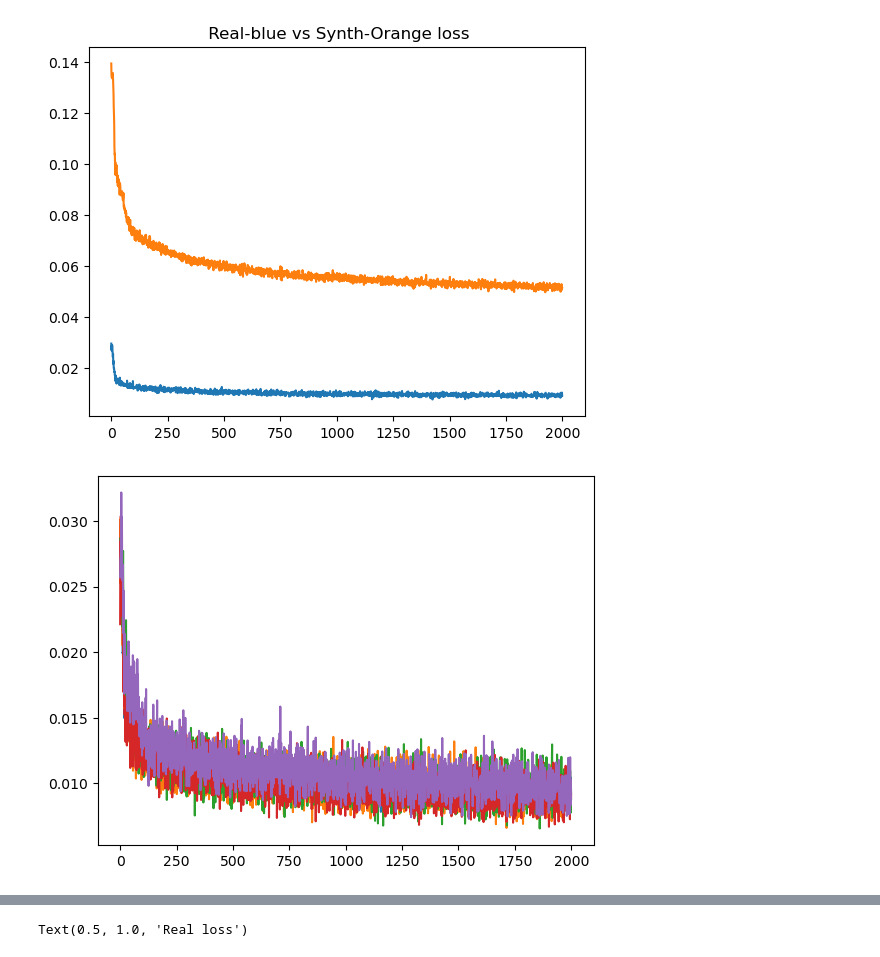
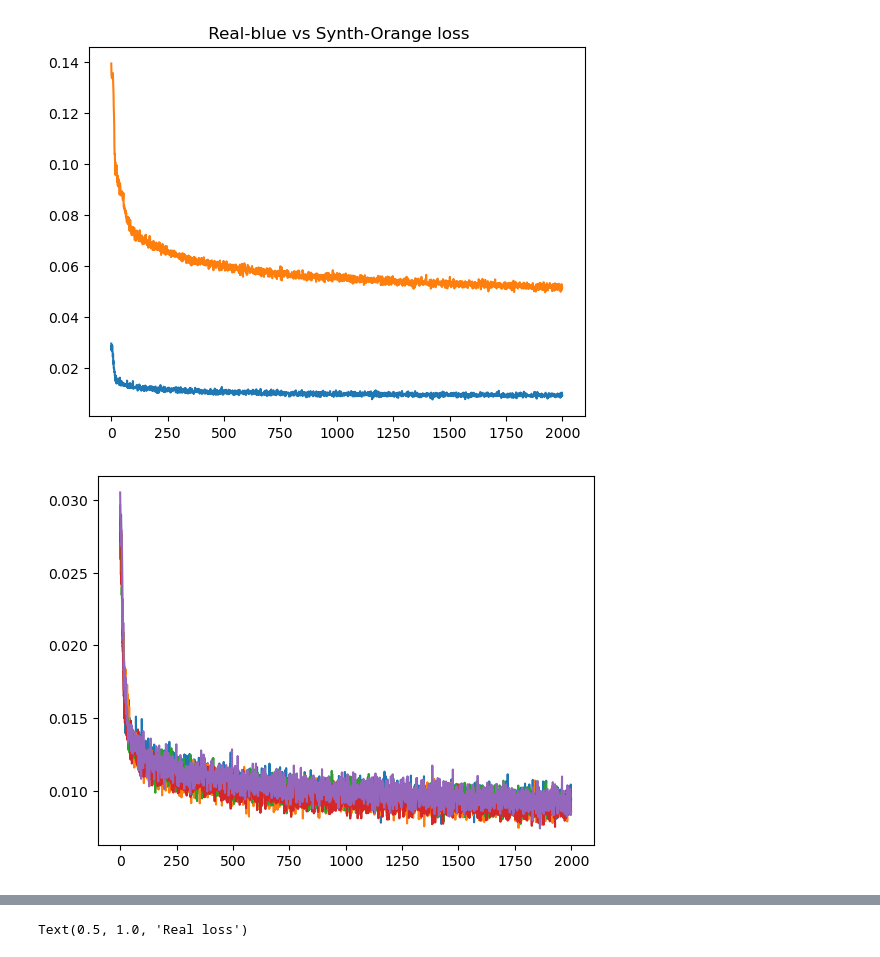
Before and after one commit to CaffineAddic/HybridMorph, a Jupyter notebook: FewShotCSV_visualizationLoss.ipynb, the cells around one changed output, grey strips where cells are left out. Drawn from its saved outputs; the diff is of its cells as text; code cells hidden in the pictures.

```diff
--- a/FewShotCSV_visualizationLoss.ipynb
+++ b/FewShotCSV_visualizationLoss.ipynb
@@ -29,16 +29,16 @@ plt.title(' Real-blue vs Synth-Orange loss')
 Text(0.5, 1.0, ' Real-blue vs Synth-Orange loss')
 [figure]
 # %%
-file_name = 'Fshot_Loss_'
+file_name = 'Fshot_Real_Loss_'
 goblin = '.csv'
 plt.plot(real_loss)
 # plt.plot(synth_loss)
 for i in range(50, 250, 50):
-    exec(f'hybr_{i}_loss = np.zeros((2000,1))')
+    exec(f'Fshot_{i}_loss = np.zeros((2000,1))')
     exec(f'df = pd.read_csv(path+file_name+str({i})+goblin)')
     exec(f'df_numpy = df.to_numpy()')
-    exec(f'hybr_{i}_loss[0] = np.array(df.columns)')
-    exec(f'hybr_{i}_loss[1:] = df_numpy')
-    exec(f'plt.plot(hybr_{i}_loss, )')
+    exec(f'Fshot_{i}_loss[0] = np.array(df.columns)')
+    exec(f'Fshot_{i}_loss[1:] = df_numpy')
+    exec(f'plt.plot(Fshot_{i}_loss, )')
 # %% [output]
-[figure, old version]
+[figure, new version]
```
Also changed, not shown: parts of 7 cells of this notebook.
